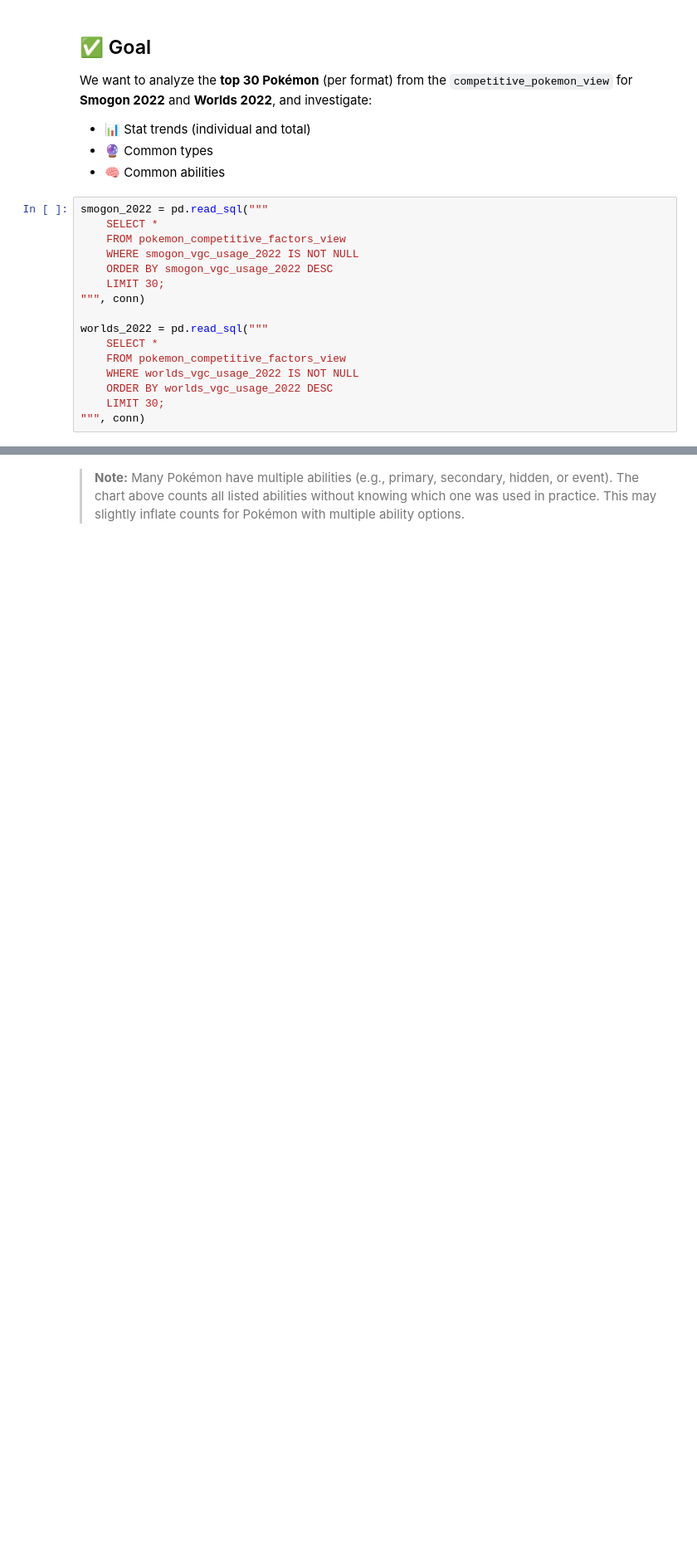
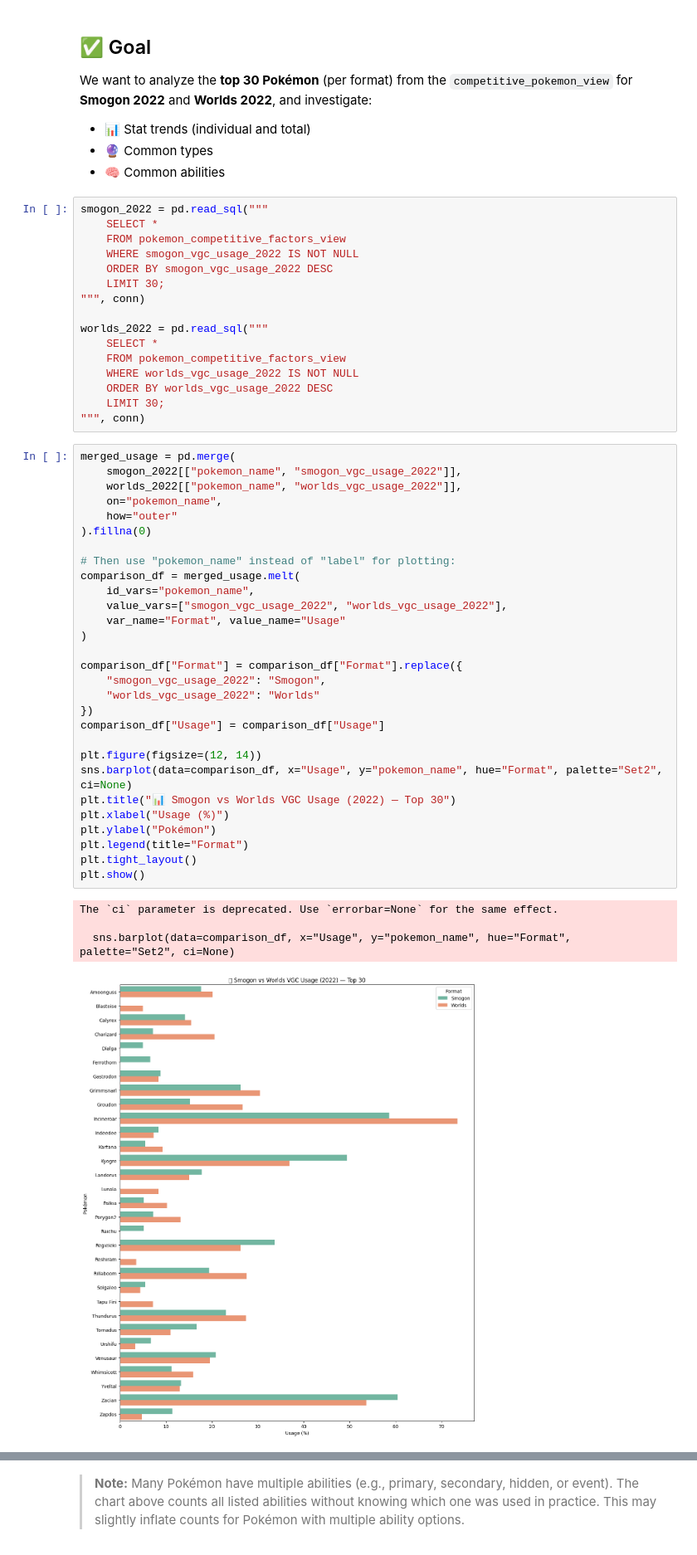
Before and after one commit to RHangal/pokemon-project, a Jupyter notebook: notebooks/02_2022_competitive_trends_eda.ipynb, the cells around one changed output, grey strips where cells are left out. Shown: that part at 83% size. Cells and saved outputs as stored; diff of their text form; blank space fills up the shorter version.

```diff
--- a/notebooks/02_2022_competitive_trends_eda.ipynb
+++ b/notebooks/02_2022_competitive_trends_eda.ipynb
@@ -78,6 +78,40 @@ worlds_2022 = pd.read_sql("""
     ORDER BY worlds_vgc_usage_2022 DESC
     LIMIT 30;
 """, conn)
+# %%
+merged_usage = pd.merge(
+    smogon_2022[["pokemon_name", "smogon_vgc_usage_2022"]],
+    worlds_2022[["pokemon_name", "worlds_vgc_usage_2022"]],
+    on="pokemon_name",
+    how="outer"
+).fillna(0)
+
+# Then use "pokemon_name" instead of "label" for plotting:
+comparison_df = merged_usage.melt(
+    id_vars="pokemon_name",
+    value_vars=["smogon_vgc_usage_2022", "worlds_vgc_usage_2022"],
+    var_name="Format", value_name="Usage"
+)
+
+comparison_df["Format"] = comparison_df["Format"].replace({
+    "smogon_vgc_usage_2022": "Smogon",
+    "worlds_vgc_usage_2022": "Worlds"
+})
+comparison_df["Usage"] = comparison_df["Usage"]
+
+plt.figure(figsize=(12, 14))
+sns.barplot(data=comparison_df, x="Usage", y="pokemon_name", hue="Format", palette="Set2", ci=None)
+plt.title("📊 Smogon vs Worlds VGC Usage (2022) — Top 30")
+plt.xlabel("Usage (%)")
+plt.ylabel("Pokémon")
+plt.legend(title="Format")
+plt.tight_layout()
+plt.show()
+# %% [output]
+The `ci` parameter is deprecated. Use `errorbar=None` for the same effect.
+
+  sns.barplot(data=comparison_df, x="Usage", y="pokemon_name", hue="Format", palette="Set2", ci=None)
+[figure, added]
 # %%
 plt.figure(figsize=(10, 6))
 sns.kdeplot(smogon_2022["base_stat_total"], label="Smogon 2022", fill=True)
```
Also changed, not shown: parts of 9 cells of this notebook, 5 other files.
